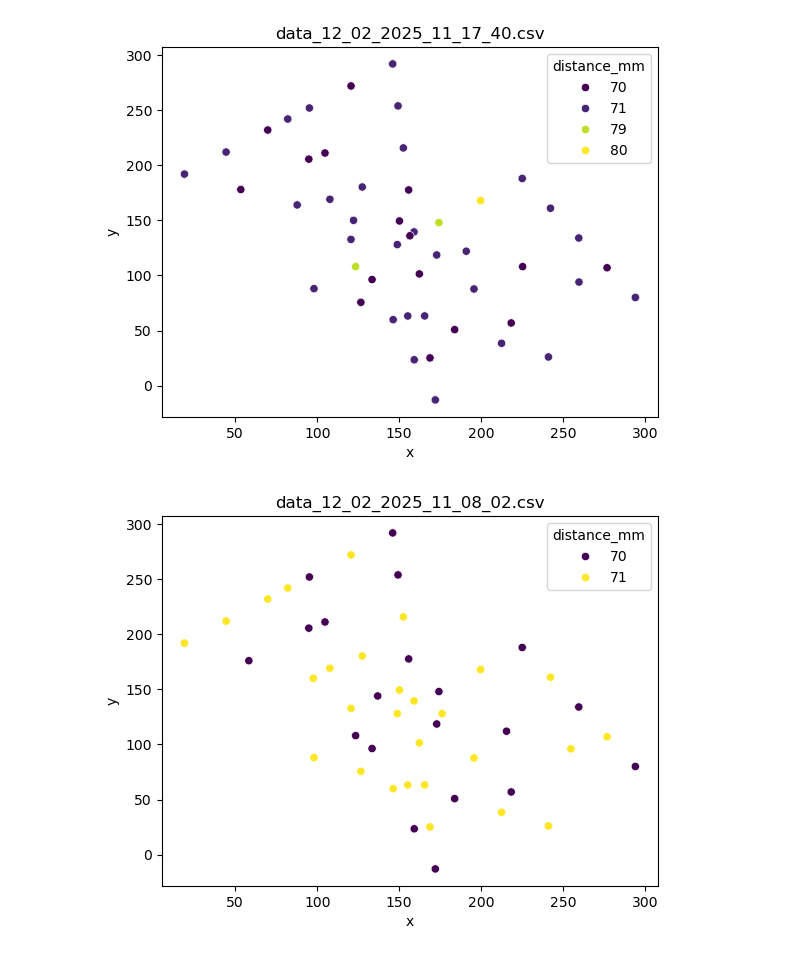
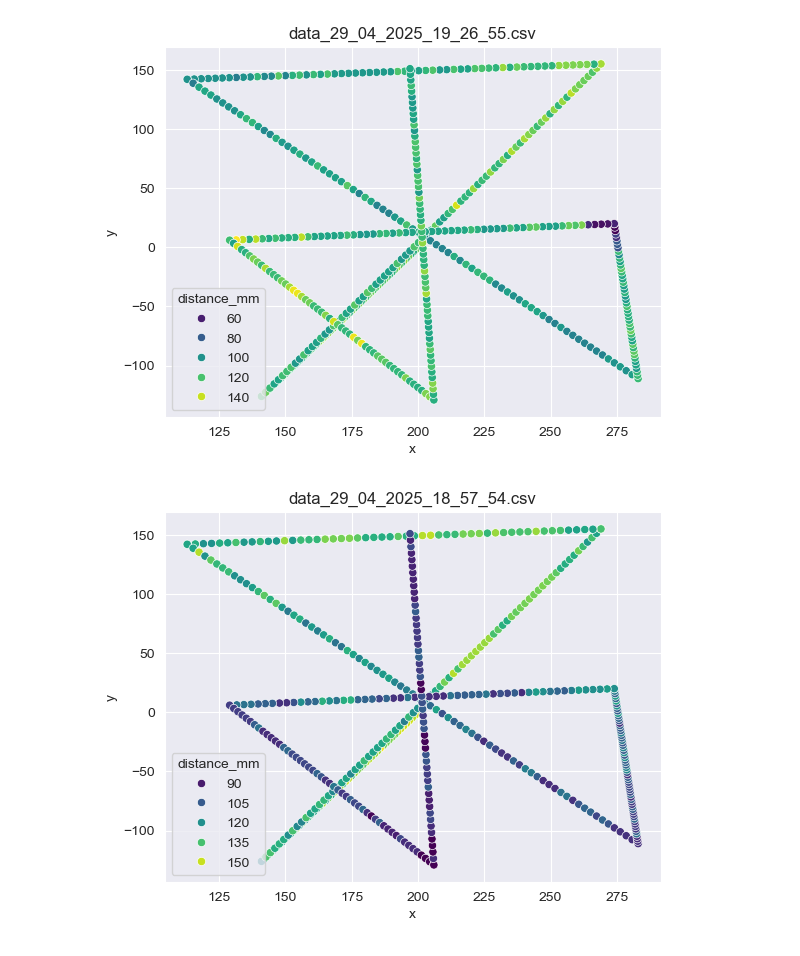
Before and after one commit to ChariseWalraven/dobot_magician_surface_mapping, a Jupyter notebook: analysis.ipynb, the cells around one changed output. Cells and saved outputs as stored; diff of their text form; code cells hidden in the pictures.

Commit message:
Analyses manual test data

```diff
--- a/analysis.ipynb
+++ b/analysis.ipynb
@@ -8,7 +8,8 @@ import matplotlib.pyplot as plt
 
 from pathlib import Path
 # %%
-fp = 'scanner_data/12_02_2025/data_12_02_2025_11_08_02.csv'
+# fp = 'scanner_data/12_02_2025/data_12_02_2025_11_08_02.csv'
+fp = 'test/test_data/dummy/data_29_04_2025_18_57_54.csv'
 
 def interpolate(group, dim):
     num_rows = len(group)
@@ -35,11 +36,13 @@ def plot_x_y_distance_mm(fp, show_distance = False):
     plt.title(fp.split('/')[-1])
     plt.show()
 # %%
-for p in Path('scanner_data').iterdir():
+# data_dir = "scanner_data"
+data_dir = "test/test_data"
+for p in Path(data_dir).iterdir():
     if p.is_dir():
         for f in p.iterdir():
             if f.is_file() and str(f).endswith('.csv'):
                 plot_x_y_distance_mm(str(f), show_distance=True)
 # %% [output]
-[figure, old version]
+[figure, new version]
-[figure, old version]
+[figure, new version]
```
Also changed, not shown: parts of 1 cell of this notebook.
